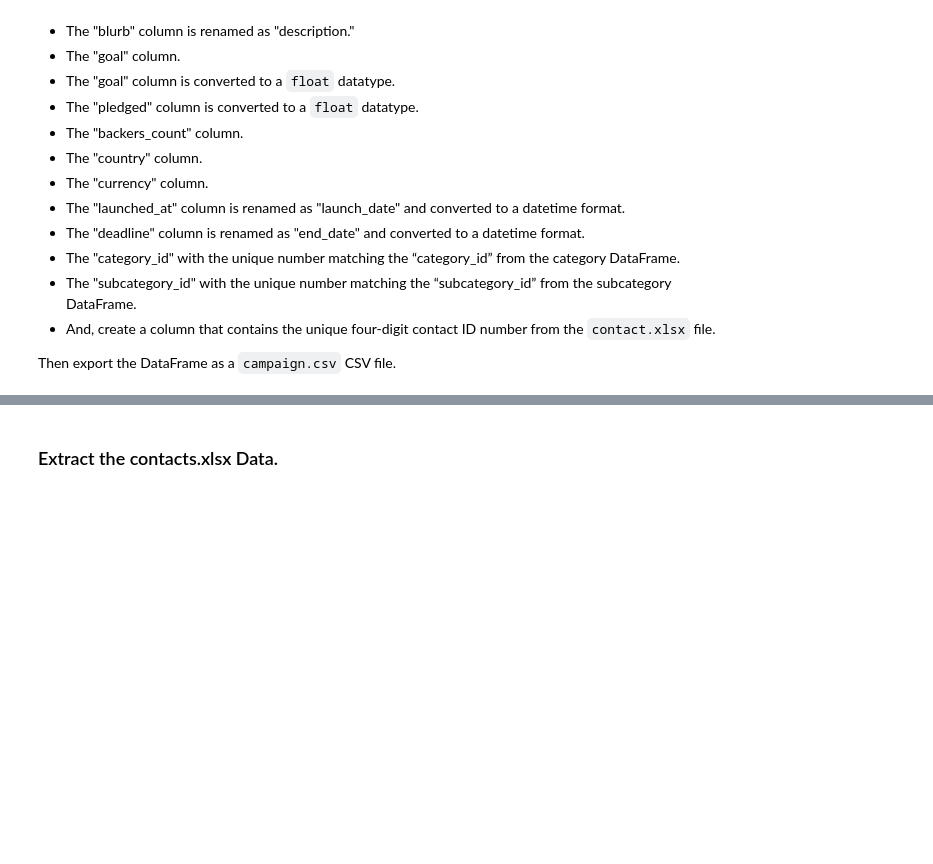
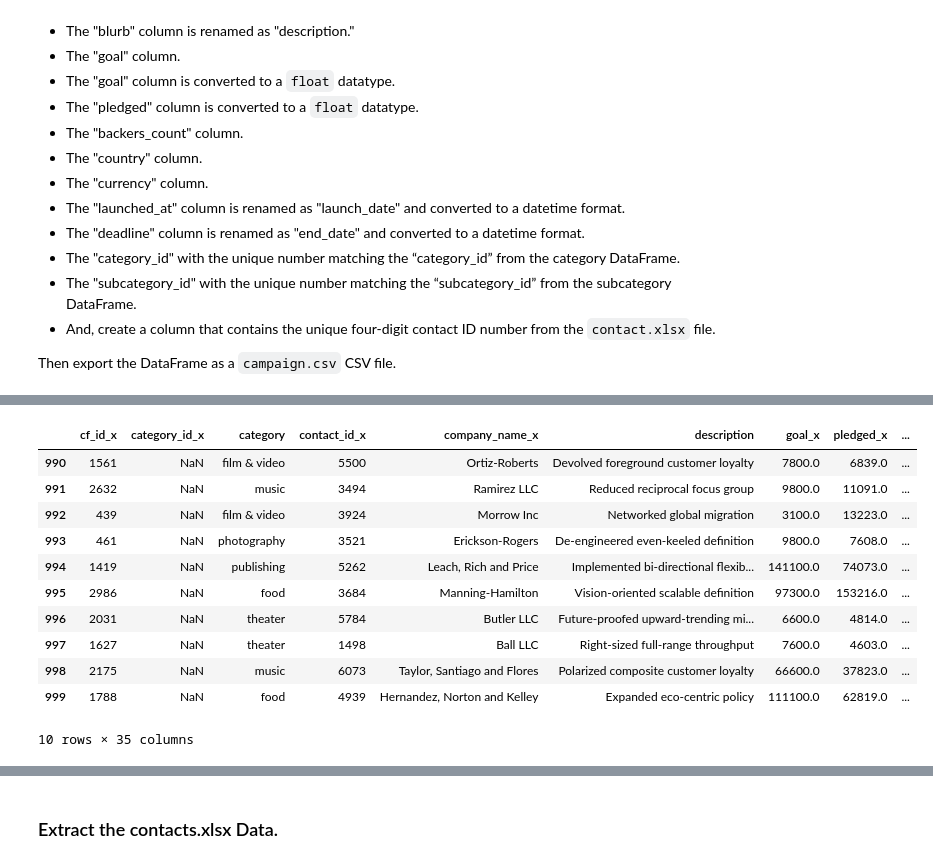
Before and after one commit to angramirez126/Crowdfunding_ETL, a Jupyter notebook: ETL_Mini_Project_ARamirez_LDavies.ipynb, the cells around one changed output, grey strips where cells are left out. Cells and saved outputs as stored; diff of their text form; code cells hidden in the pictures; blank space fills up the shorter version.

```diff
--- a/ETL_Mini_Project_ARamirez_LDavies.ipynb
+++ b/ETL_Mini_Project_ARamirez_LDavies.ipynb
@@ -103,2 +212,6 @@ campaign_df.head()
 # %%
 # Rename the blurb, launched_at, and deadline columns.
+campaign_df = campaign_df.rename(columns={'launched_at': 'launch_date',
+                                          'blurb':'description',
+                                          'deadline': 'end_date'})
+campaign_df.head()
@@ -105,2 +225,4 @@ campaign_df.head()
 # %%
 # Convert the goal and pledged columns to a `float` data type.
+campaign_df[["goal","pledged"]] = campaign_df[["goal","pledged"]].astype(float)
+campaign_df.head()
@@ -109,3 +259,9 @@ campaign_df.head()
 # %%
 # Format the launched_date and end_date columns to datetime format
 from datetime import datetime as dt
+
+campaign_df["launch_date"] = pd.to_datetime(campaign_df["launch_date"]).dt.strftime('%Y-%m-%d')
+campaign_df["end_date"] = pd.to_datetime(campaign_df["end_date"]).dt.strftime('%Y-%m-%d')
+
+
+campaign_df.head()
@@ -112,6 +275,22 @@ from datetime import datetime as dt
+# %%
+# Convert the 'category' column in both DataFrames to string type
+campaign_df['category'] = campaign_df['category'].astype(str)
+category_df['category'] = category_df['category'].astype(str)
 # %%
 # Merge the campaign_df with the category_df on the "category" column and
 # the subcategory_df on the "subcategory" column.
-
-
+campaign_merged_df = campaign_df.merge(category_df, on='category', how='left').merge(subcategory_df, on='subcategory', how='left')
 campaign_merged_df.tail(10)
+# %% [output]
+|  | cf_id_x | category_id_x | category | contact_id_x | company_name_x | description | goal_x | pledged_x | ... |
+| 990 | 1561 | NaN | film & video | 5500 | Ortiz-Roberts | Devolved foreground customer loyalty | 7800.0 | 6839.0 | ... |
+| 991 | 2632 | NaN | music | 3494 | Ramirez LLC | Reduced reciprocal focus group | 9800.0 | 11091.0 | ... |
+| 992 | 439 | NaN | film & video | 3924 | Morrow Inc | Networked global migration | 3100.0 | 13223.0 | ... |
+| 993 | 461 | NaN | photography | 3521 | Erickson-Rogers | De-engineered even-keeled definition | 9800.0 | 7608.0 | ... |
+| 994 | 1419 | NaN | publishing | 5262 | Leach, Rich and Price | Implemented bi-directional flexib... | 141100.0 | 74073.0 | ... |
+| 995 | 2986 | NaN | food | 3684 | Manning-Hamilton | Vision-oriented scalable definition | 97300.0 | 153216.0 | ... |
+| 996 | 2031 | NaN | theater | 5784 | Butler LLC | Future-proofed upward-trending mi... | 6600.0 | 4814.0 | ... |
+| 997 | 1627 | NaN | theater | 1498 | Ball LLC | Right-sized full-range throughput | 7600.0 | 4603.0 | ... |
+| 998 | 2175 | NaN | music | 6073 | Taylor, Santiago and Flores | Polarized composite customer loyalty | 66600.0 | 37823.0 | ... |
+| 999 | 1788 | NaN | food | 4939 | Hernandez, Norton and Kelley | Expanded eco-centric policy | 111100.0 | 62819.0 | ... |
+10 rows × 35 columns
```
Also changed, not shown: parts of 28 cells of this notebook, 3 other files.
